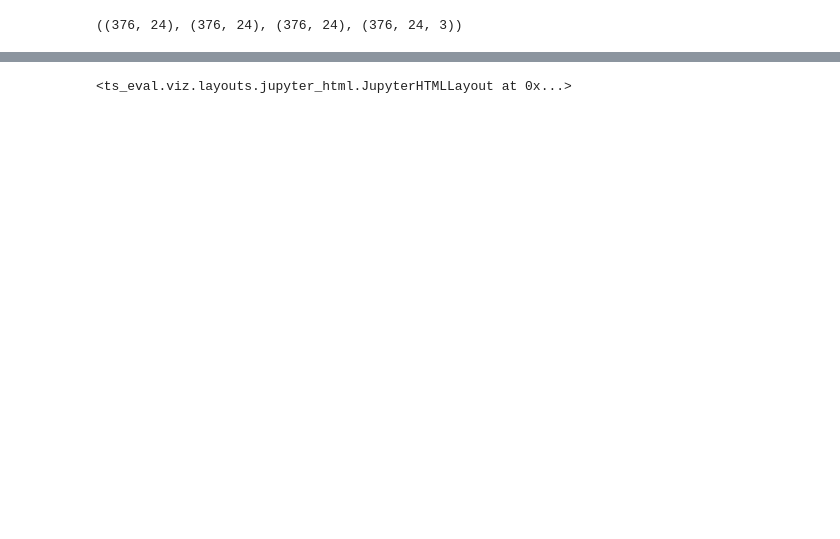
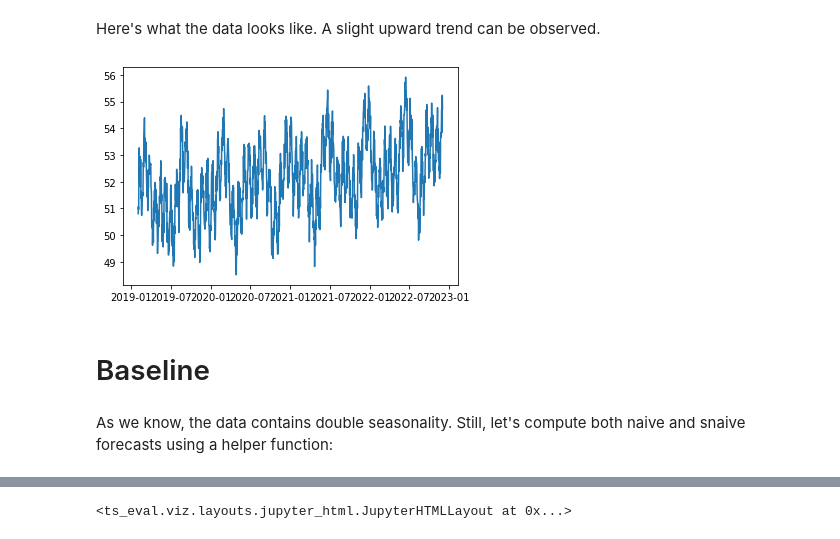
Before and after one commit to vshulyak/ts-eval, a Jupyter notebook: examples/basic_usage.ipynb, the cells around one changed output, grey strips where cells are left out. Drawn from its saved outputs; the diff is of its cells as text; code cells hidden in the pictures; blank space fills up the shorter version.

```diff
--- a/examples/basic_usage.ipynb
+++ b/examples/basic_usage.ipynb
@@ -24,34 +35,21 @@ from IPython.display import display_html
 # %%
-def seasonality_ts(n, s_len=24):
-
-    freq = n / s_len
-
-    t = np.arange(n) / n
-    c1 = 1.0 * np.sin(2 * np.pi * t * freq)
-    c2 = .4 * np.sin(2 * np.pi * 15 * t)
-
-    noise = np.random.rand(n)
-
-    return c1 + c2 + noise
-
-
-def trend(n, steepness=1.2):
-    return np.arange(n) / (n**steepness) + np.random.rand(n) * 0.1
-
 level = 50
 n = 1400
 period1 = 24
 period2 = 24*7
+H = 24
+train_test_split_idx = 1000
 
 ts = (level +
-                trend(n, steepness=0.9) +
-                seasonality_ts(n, period1) +
-                seasonality_ts(n, period2))
+      trend(n, steepness=0.9) +
+      seasonality(n, period1) +
+      seasonality(n, period2))
 
 sd = datetime(2019,2,1,0,0,0)
 
-ts = pd.DataFrame({'ts': ts})
-ts.index = pd.date_range(start=sd, end=sd + timedelta(days=ts.shape[0]-1), freq='1d')
+ts = pd.DataFrame(ts, index=pd.date_range(start=sd, end=sd + timedelta(days=ts.shape[0]-1), freq='1d'))
 
-ts_train = ts.iloc[:1000]
-ts_test = ts.iloc[1000:]
+ts_train, ts_test = ts.iloc[:train_test_split_idx], ts.iloc[train_test_split_idx:]
+
+
+ts_train.shape, ts_test.shape
@@ -70,31 +58,10 @@ To register the converters:
-# %%
-train_h = 24*7
-
-# thats for simplicity in only this case
-nts = ts.iloc[1000-train_h:]['ts'].values
-
-snaive_preds = []
-snaive_pi_u = []
-snaive_pi_l = []
-
-for i in range(376):
-    y = nts[i:i+train_h]
-#     t = nts[i+train_h:i+train_h+24]
-    p, u, l = snaive_pi(y, freq=24, h=24)
-    snaive_preds += [p]
-    snaive_pi_u += [u]
-    snaive_pi_l += [l]
-
-snaive_preds = np.vstack(snaive_preds)
-snaive_pi_u = np.vstack(snaive_pi_u)
-snaive_pi_l = np.vstack(snaive_pi_l)
-
-snaive_3d = np.stack([
-    snaive_pi_u,
-    snaive_preds,
-    snaive_pi_l
-],2)
-
-snaive_preds.shape, snaive_pi_u.shape, snaive_pi_l.shape, snaive_3d.shape
-# %% [output]
-((376, 24), (376, 24), (376, 24), (376, 24, 3))
+# %% [markdown]
+Here's what the data looks like. A slight upward trend can be observed.
+# %%
+plt.plot(ts);
+# %% [output]
+[figure, added]
+# %% [markdown]
+# Baseline
+# %% [markdown]
+As we know, the data contains double seasonality. Still, let's compute both naive and snaive forecasts using a helper function:
```
Also changed, not shown: parts of 23 cells of this notebook.
